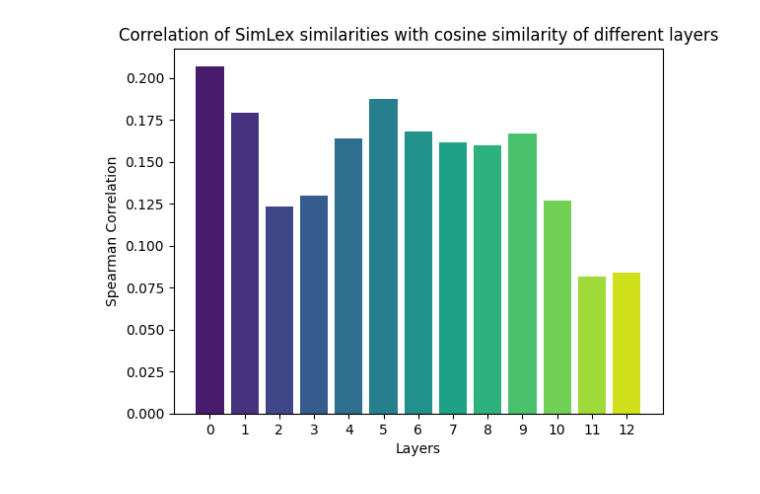
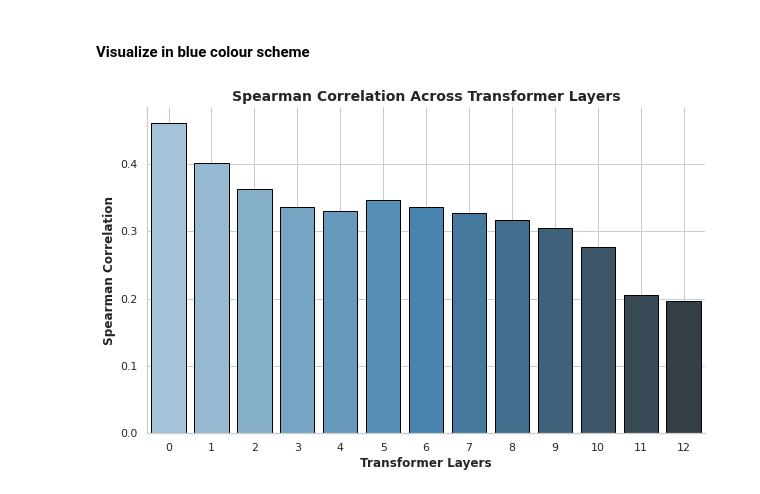
Before and after one commit to lizzybrans/Simlex999-Dutch, a Jupyter notebook: RobBERT.ipynb, the cells around one changed output. Cells and saved outputs as stored; diff of their text form; code cells hidden in the pictures.

```diff
--- a/RobBERT.ipynb
+++ b/RobBERT.ipynb
@@ -600,7 +535,15 @@ plt.show()
 # %%
 def get_word_embedding(word, layer_nums):
-    inputs = tokenizer(word, return_tensors='pt')
-    outputs = model(**inputs)
+    # Tokenize the word into subtokens and add special tokens [CLS] and [SEP]
+    subtokens = [tokenizer.cls_token] + tokenizer.tokenize(word) + [tokenizer.sep_token]
+    # Convert subtokens to input IDs
+    input_ids = tokenizer.convert_tokens_to_ids(subtokens)
+    # Wrap it in a tensor and add an extra batch dimension
+    input_ids = torch.tensor(input_ids).unsqueeze(0)
+    # Make sure the model does not compute gradients
+    with torch.no_grad():
+        # Get the model outputs
+        outputs = model(input_ids, output_hidden_states=True)
     # Check if layer_nums is a list or a single integer
     if isinstance(layer_nums, int):
         layer_nums = [layer_nums]
@@ -608,10 +551,12 @@ def get_word_embedding(word, layer_nums):
     embeddings = [outputs.hidden_states[i] for i in layer_nums]
     # Average the embeddings from the specified layers
     averaged_embedding = torch.mean(torch.stack(embeddings), dim=0)
-    # Get the mean of the token vectors
-    word_embedding = torch.mean(averaged_embedding[0], dim=0)
-    # Detach the tensor from the computational graph before converting into a numpy array
-    word_embedding = word_embedding.detach().numpy()
+    # Ignore the first and the last token ([CLS] and [SEP])
+    averaged_embedding = averaged_embedding[0, 1:-1]
+    # Get the mean of the subtoken vectors to get the word vector
+    word_embedding = torch.mean(averaged_embedding, dim=0)
+    # Convert tensor to a numpy array
+    word_embedding = word_embedding.numpy()
     return word_embedding
 
 def calculate_similarity(word1, word2, layer_nums):
@@ -622,6 +567,8 @@ def calculate_similarity(word1, word2, layer_nums):
 
 # Specify the layers you want to combine
 layer_nums = [1, 12]
+
+spearman_results_oov = []  # A list to store the Spearman correlations
 
 # Calculate the Spearman correlation for each layer and each frequency group
 for layer_num in range(13):  # For RobBERT base models, there are 13 layers including the output layer
@@ -634,8 +581,8 @@ for layer_num in range(13):  # For RobBERT base models, there are 13 layers incl
         similarity_scores.append(similarity)
 
     simlex_no_oov[f'predicted_similarity_layer_{layer_num}'] = similarity_scores
-
     correlation, _ = spearmanr(simlex_no_oov['SimLex999'], simlex_no_oov[f'predicted_similarity_layer_{layer_num}'])
+    spearman_results_oov.append(correlation)
     print(f'Layer {layer_num} - Spearman correlation (No OOV): {correlation:.3f}')
 # %% [output]
 A value is trying to be set on a copy of a slice from a DataFrame.
@@ -752,33 +606,21 @@ Layer 12 - Spearman correlation: 0.084
-# %%
-import matplotlib.pyplot as plt
-import seaborn as sns
-
-correlations = []
-
-# Collect the correlations for each layer
-for layer_num in range(13):  # For RobBERT base models, there are 13 layers including the output layer
-    correlation, _ = spearmanr(simlex['SimLex999'], simlex[f'predicted_similarity_layer_{layer_num}'])
-    correlations.append(correlation)
-
-# Create a figure and axis
-fig, ax = plt.subplots()
-
-# Set colors for the layers
-colors = sns.color_palette("viridis", len(correlations))
-
-# Bar plot for the layers
-ax.bar(range(len(correlations)), correlations, color=colors)
-
-# Set the title and labels
-ax.set_title('Correlation of SimLex similarities with cosine similarity of different layers')
-ax.set_xlabel('Layers')
-ax.set_ylabel('Spearman Correlation')
-
-# Set the xticks to be the layer numbers
-ax.set_xticks(range(len(correlations)))
-ax.set_xticklabels(range(len(correlations)))
-
-# Show the plot
-plt.show()
-# %% [output]
-[figure, removed]
+# %% [markdown]
+#### Visualize in blue colour scheme
+# %%
+import torch
+from scipy.spatial.distance import cosine
+from scipy.stats import spearmanr
+import matplotlib.pyplot as plt
+import seaborn as sns
+
+# Plotting
+sns.set(style="whitegrid")
+fig, ax = plt.subplots(figsize=(10, 6))
+ax = sns.barplot(x=list(range(13)), y=spearman_results_oov, palette="Blues_d", ax=ax, edgecolor='black')
+ax.set_title('Spearman Correlation Across Transformer Layers', fontsize=14, fontweight='bold')
+ax.set_xlabel('Transformer Layers', fontsize=12, fontweight='bold')
+ax.set_ylabel('Spearman Correlation', fontsize=12, fontweight='bold')
+ax.grid(True)
+sns.despine()
+plt.show()
+# %% [output]
+[figure, added]
```
Also changed, not shown: parts of 41 cells of this notebook, 3 other files.
